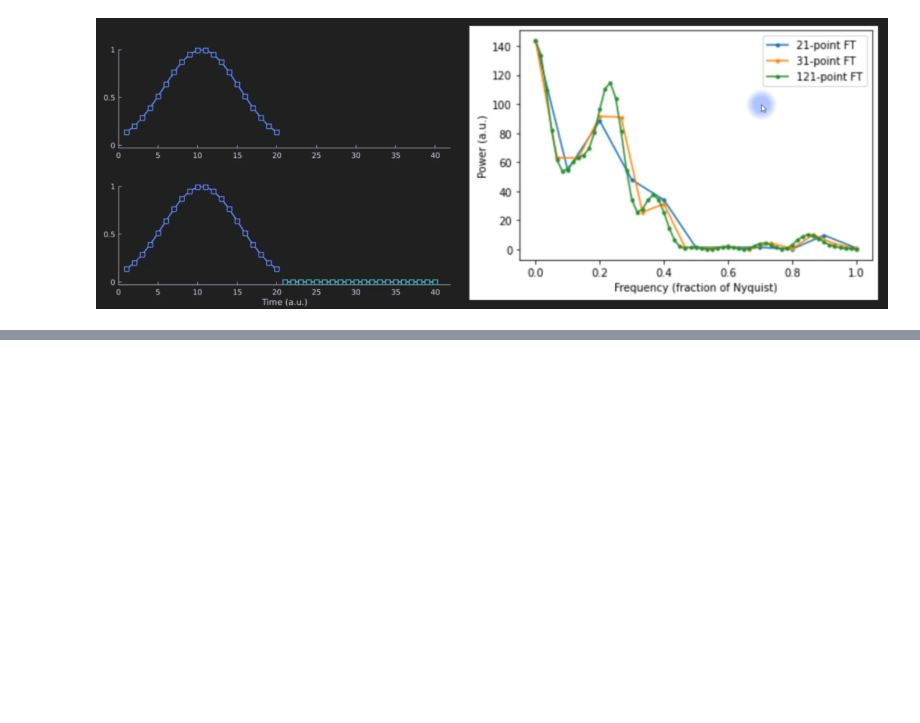
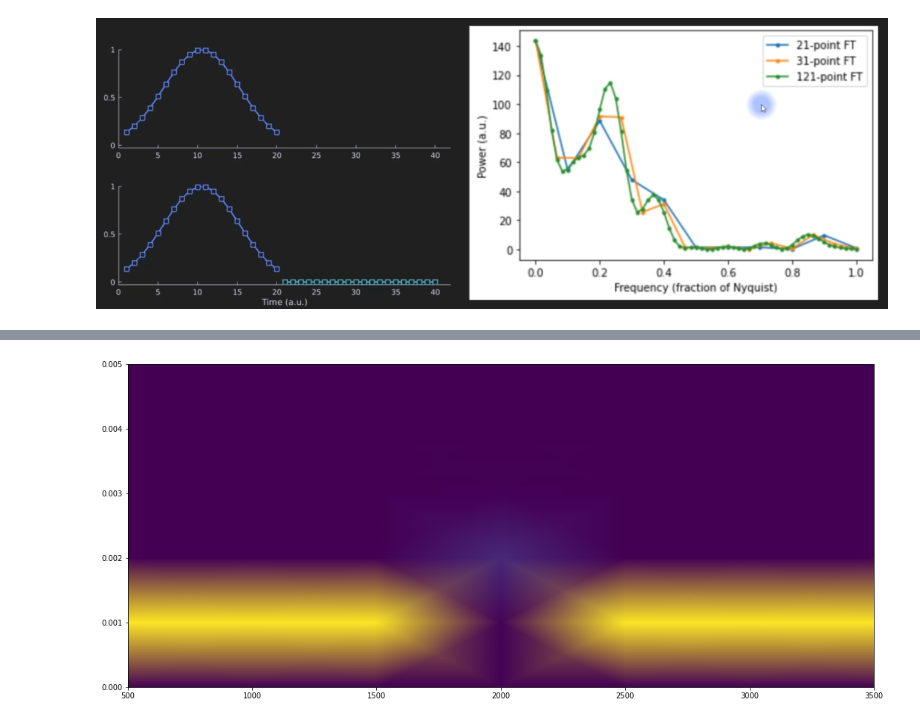
Before and after one commit to dantebarross/scientific-projects-with-python, a Jupyter notebook: Spectral_analysis_in_time_series.ipynb, the cells around one changed output, grey strips where cells are left out. Cells and saved outputs as stored; diff of their text form; code cells hidden in the pictures; blank space fills up the shorter version.

```diff
--- a/Spectral_analysis_in_time_series.ipynb
+++ b/Spectral_analysis_in_time_series.ipynb
@@ -190,0 +261,11 @@ plt.show()
+# %%
+from scipy.signal import spectrogram
+
+f, t, Sxx = spectrogram(signal2, noverlap=500, nperseg=1000) # nperseg -> we are setting a number of data points per segment
+
+plt.figure(figsize=[18, 8])
+plt.pcolormesh(t, f, Sxx, shading='gouraud')
+plt.ylim([0, .005])
+plt.show()
+# %% [output]
+[figure, added]
```
Also changed, not shown: parts of 17 cells of this notebook.
